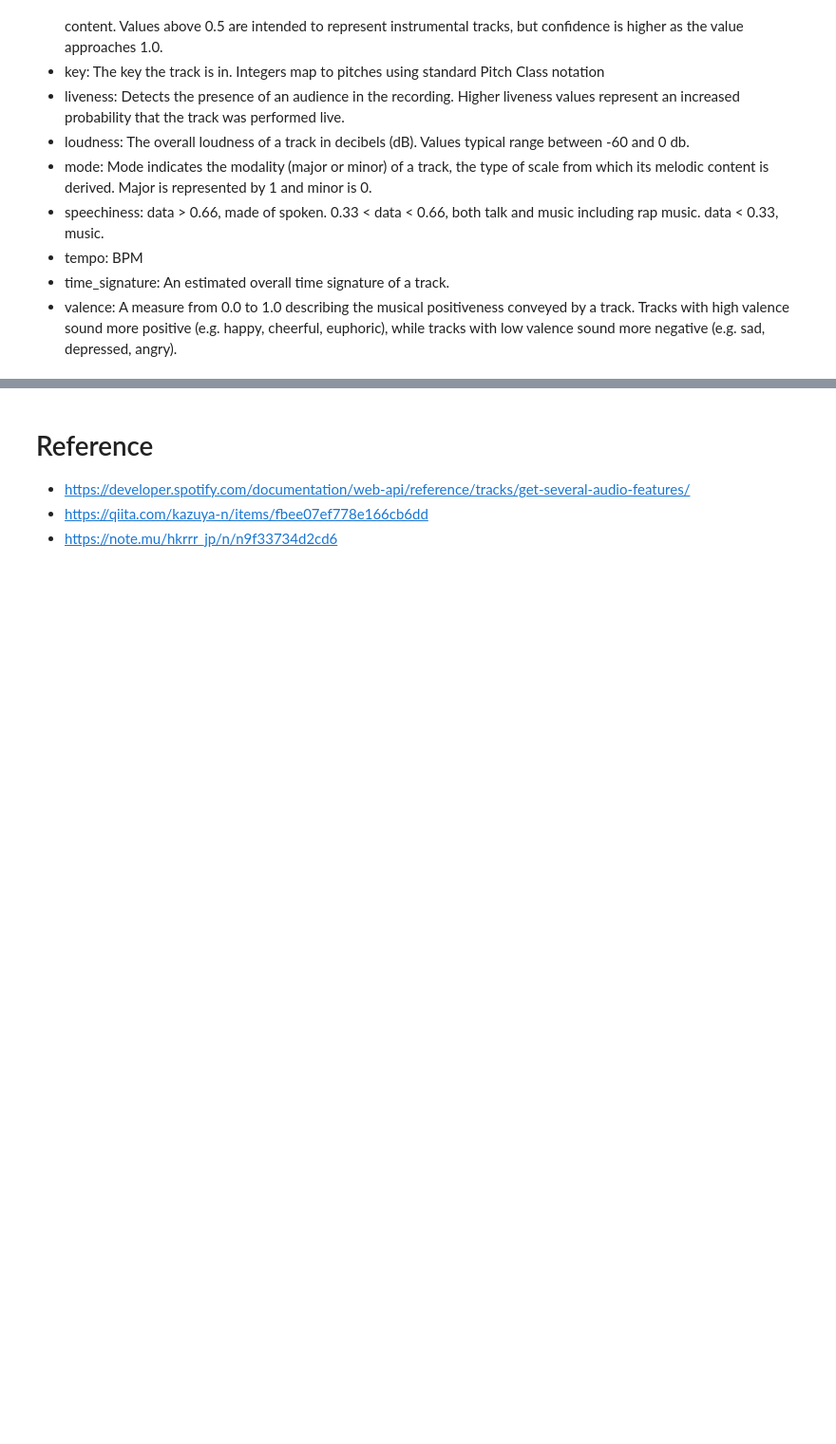
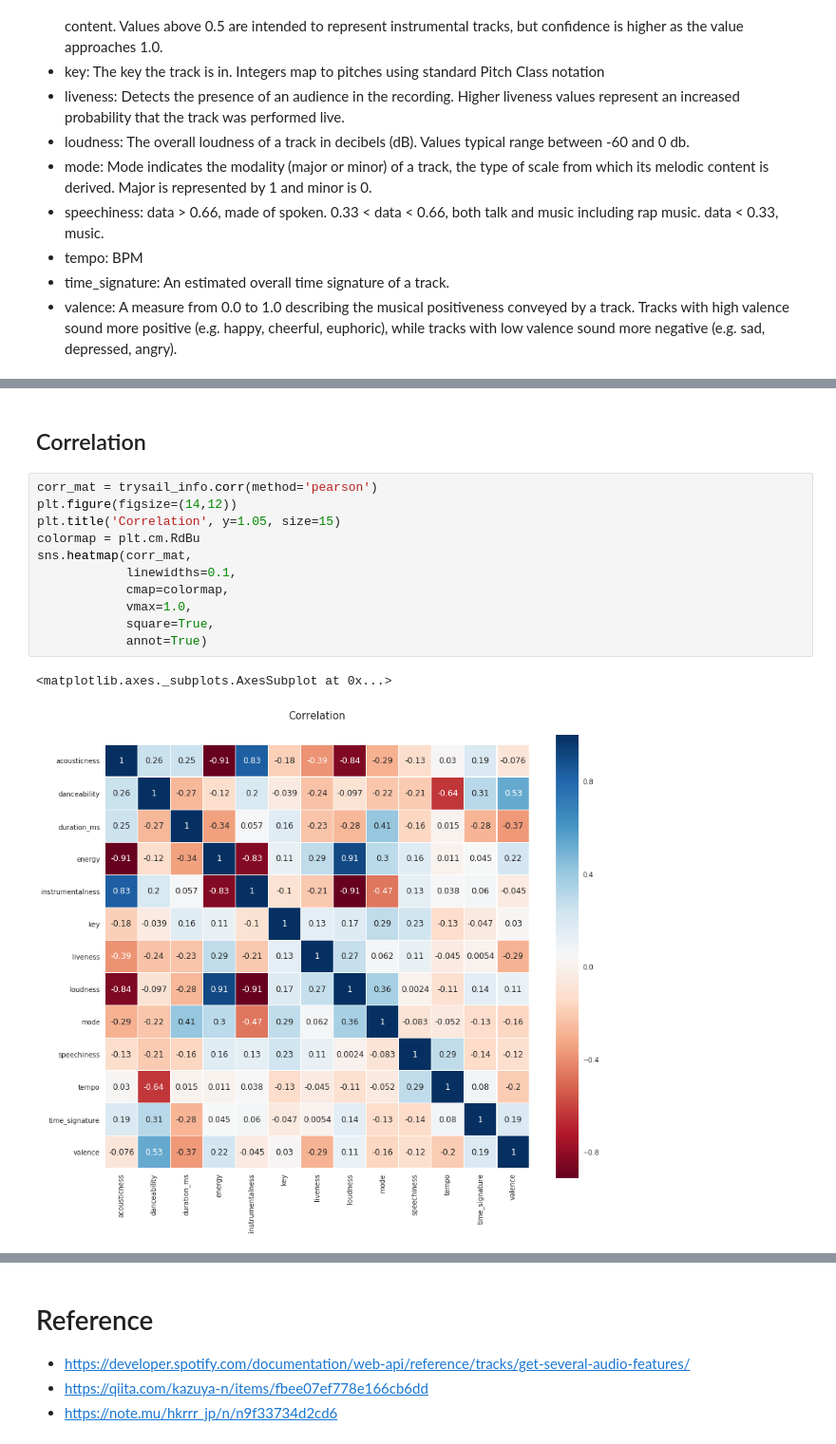
Before and after one commit to TatsukiSerizawa/Research-of-TrySail, a Jupyter notebook: src/analysis_from_spotify/analysis.ipynb, the cells around one changed output, grey strips where cells are left out. Shown at 95% size. Cells and saved outputs as stored; diff of their text form; blank space fills up the shorter version.

```diff
--- a/src/analysis_from_spotify/analysis.ipynb
+++ b/src/analysis_from_spotify/analysis.ipynb
@@ -88,0 +96,16 @@ trysail_info.describe()
+# %% [markdown]
+## Correlation
+# %%
+corr_mat = trysail_info.corr(method='pearson')
+plt.figure(figsize=(14,12))
+plt.title('Correlation', y=1.05, size=15)
+colormap = plt.cm.RdBu
+sns.heatmap(corr_mat,
+            linewidths=0.1,
+            cmap=colormap,
+            vmax=1.0,
+            square=True,
+            annot=True)
+# %% [output]
+<matplotlib.axes._subplots.AxesSubplot at 0x...>
+[figure, added]
```
Also changed, not shown: parts of 6 cells of this notebook.
